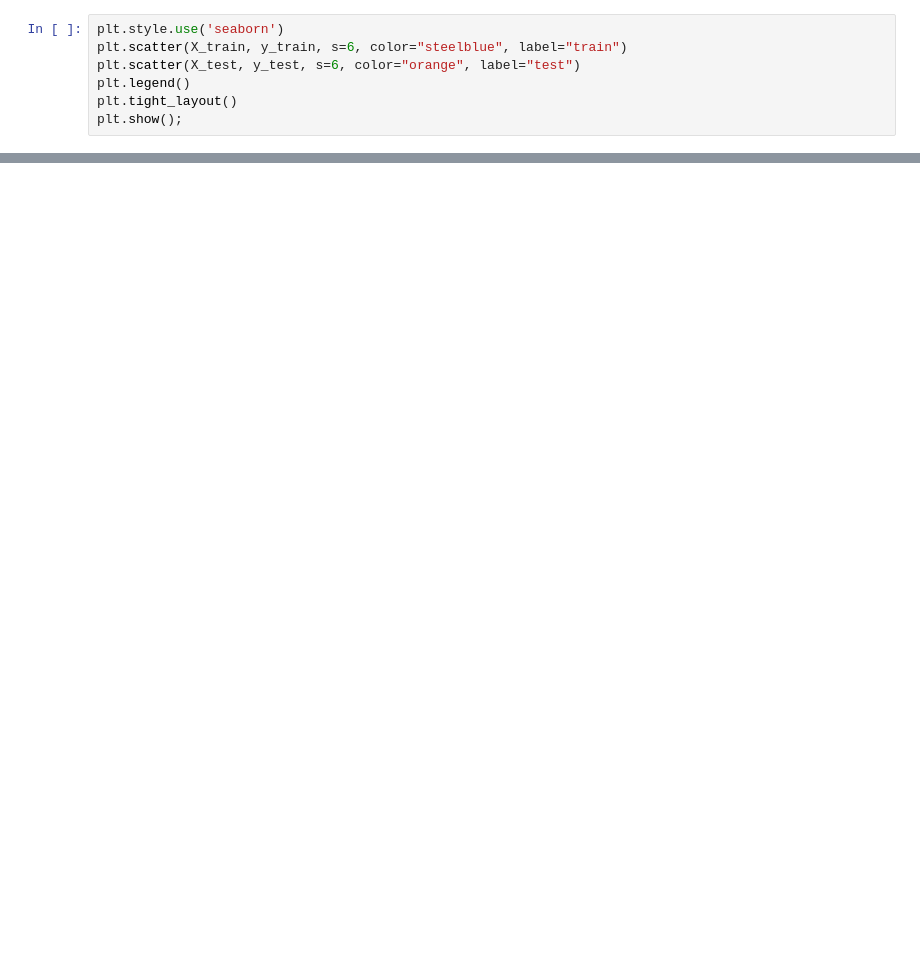
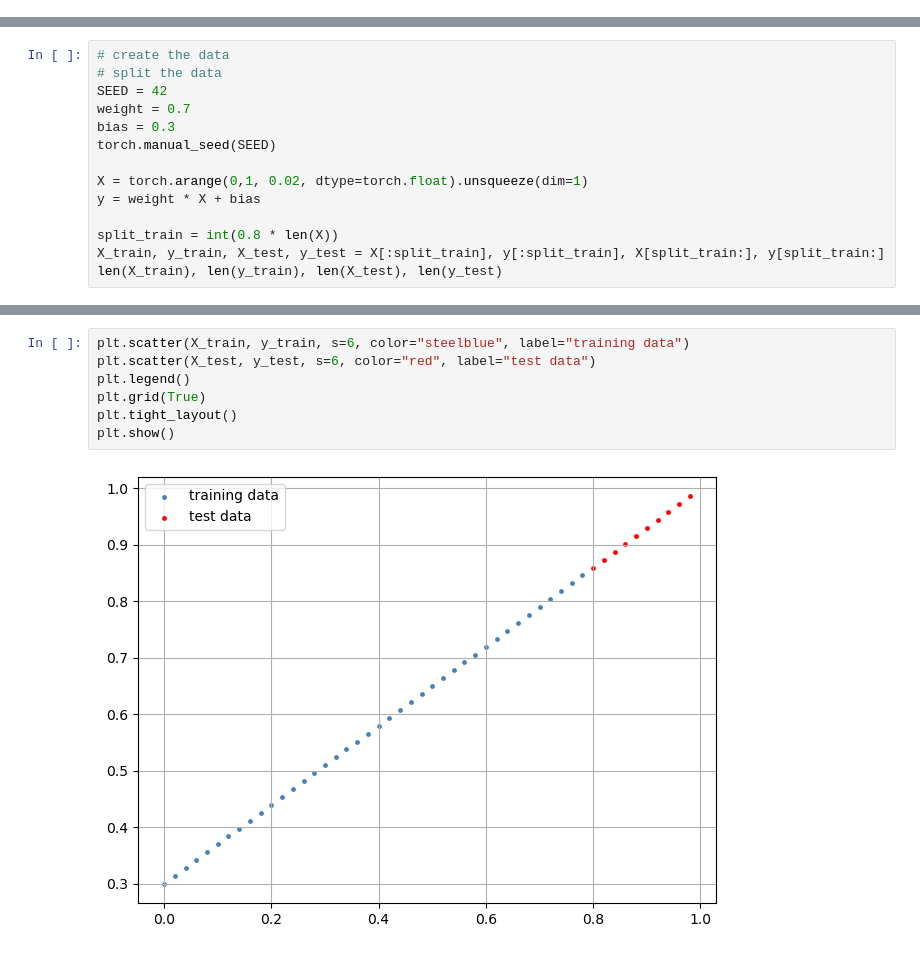
Before and after one commit to omdgit/pytorch-deep-learning, a Jupyter notebook: omd/01_linear_model.ipynb, the cells around one changed output, grey strips where cells are left out. Drawn from its saved outputs; the diff is of its cells as text; blank space fills up the shorter version.

```diff
--- a/omd/01_linear_model.ipynb
+++ b/omd/01_linear_model.ipynb
@@ -29,7 +0,0 @@ len(X_train), len(y_train), len(X_test), len(y_test)
-# %%
-plt.style.use('seaborn')
-plt.scatter(X_train, y_train, s=6, color="steelblue", label="train")
-plt.scatter(X_test, y_test, s=6, color="orange", label="test")
-plt.legend()
-plt.tight_layout()
-plt.show();
@@ -144,0 +6,14 @@ for epoch in range(epochs):
+# %%
+# create the data
+# split the data
+SEED = 42
+weight = 0.7
+bias = 0.3
+torch.manual_seed(SEED)
+
+X = torch.arange(0,1, 0.02, dtype=torch.float).unsqueeze(dim=1)
+y = weight * X + bias
+
+split_train = int(0.8 * len(X))
+X_train, y_train, X_test, y_test = X[:split_train], y[:split_train], X[split_train:], y[split_train:]
+len(X_train), len(y_train), len(X_test), len(y_test)
@@ -144,0 +49,9 @@ for epoch in range(epochs):
+# %%
+plt.scatter(X_train, y_train, s=6, color="steelblue", label="training data")
+plt.scatter(X_test, y_test, s=6, color="red", label="test data")
+plt.legend()
+plt.grid(True)
+plt.tight_layout()
+plt.show()
+# %% [output]
+[figure, added]
```
Also changed, not shown: parts of 34 cells of this notebook, 1 other file.
